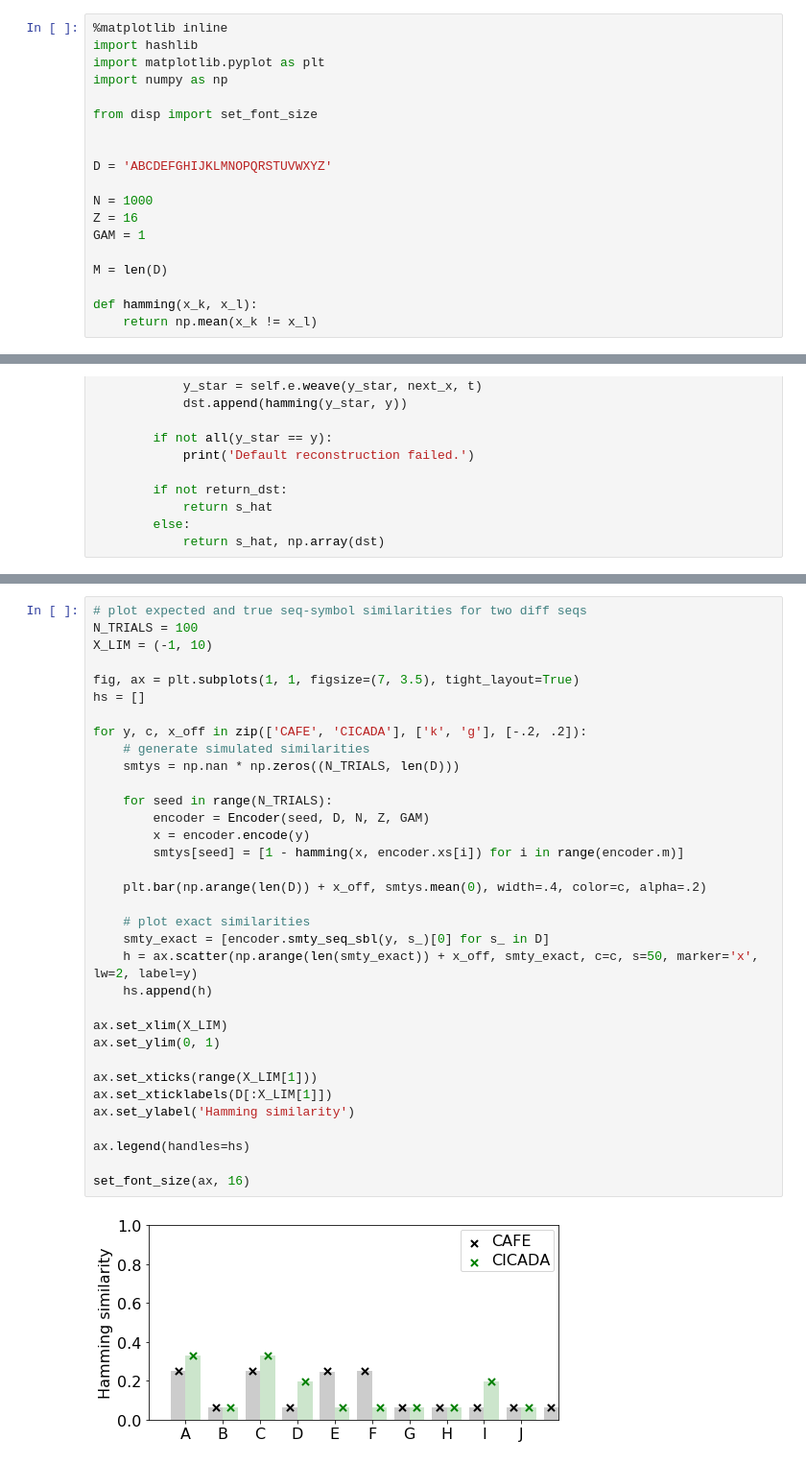
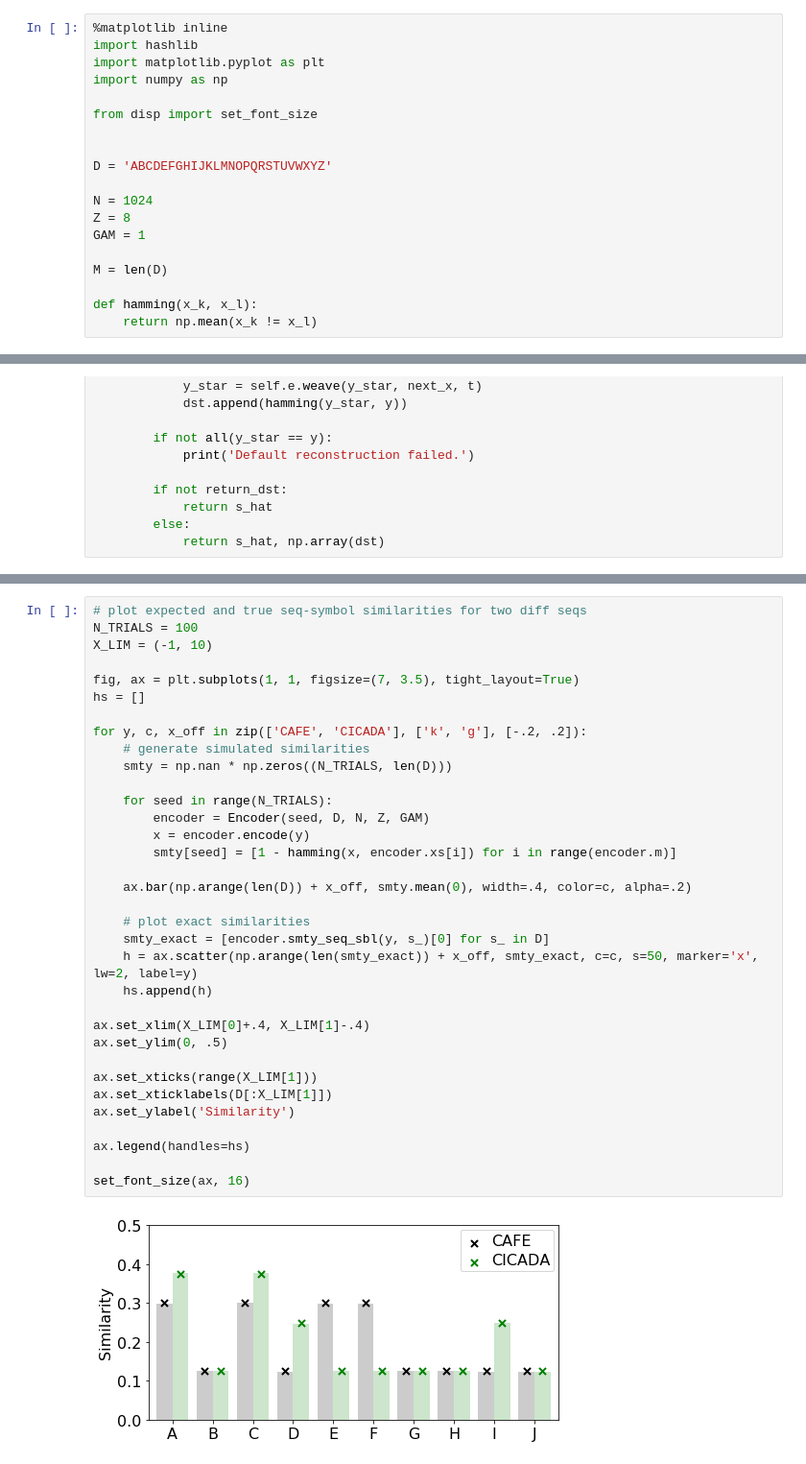
Before and after one commit to rkp8000/crossing_over, a Jupyter notebook: 1_similarities.ipynb, the cells around one changed output, grey strips where cells are left out. Shown at 96% size. Cells and saved outputs as stored; diff of their text form.

```diff
--- a/1_similarities.ipynb
+++ b/1_similarities.ipynb
@@ -9,8 +9,8 @@ from disp import set_font_size
 
 D = 'ABCDEFGHIJKLMNOPQRSTUVWXYZ'
 
-N = 1000
-Z = 16
+N = 1024
+Z = 8
 GAM = 1
 
 M = len(D)
@@ -182,36 +182,36 @@ for y in ['CAFE', 'CICADA', 'DECAF', 'FACED']:
 # %%
 # plot expected and true seq-symbol similarities for two diff seqs
 N_TRIALS = 100
 X_LIM = (-1, 10)
 
 fig, ax = plt.subplots(1, 1, figsize=(7, 3.5), tight_layout=True)
 hs = []
 
 for y, c, x_off in zip(['CAFE', 'CICADA'], ['k', 'g'], [-.2, .2]):
     # generate simulated similarities
-    smtys = np.nan * np.zeros((N_TRIALS, len(D)))
+    smty = np.nan * np.zeros((N_TRIALS, len(D)))
 
     for seed in range(N_TRIALS):
         encoder = Encoder(seed, D, N, Z, GAM)
         x = encoder.encode(y)
-        smtys[seed] = [1 - hamming(x, encoder.xs[i]) for i in range(encoder.m)]
+        smty[seed] = [1 - hamming(x, encoder.xs[i]) for i in range(encoder.m)]
 
-    plt.bar(np.arange(len(D)) + x_off, smtys.mean(0), width=.4, color=c, alpha=.2)
+    ax.bar(np.arange(len(D)) + x_off, smty.mean(0), width=.4, color=c, alpha=.2)
 
     # plot exact similarities
     smty_exact = [encoder.smty_seq_sbl(y, s_)[0] for s_ in D]
     h = ax.scatter(np.arange(len(smty_exact)) + x_off, smty_exact, c=c, s=50, marker='x', lw=2, label=y)
     hs.append(h)
 
-ax.set_xlim(X_LIM)
-ax.set_ylim(0, 1)
+ax.set_xlim(X_LIM[0]+.4, X_LIM[1]-.4)
+ax.set_ylim(0, .5)
 
 ax.set_xticks(range(X_LIM[1]))
 ax.set_xticklabels(D[:X_LIM[1]])
-ax.set_ylabel('Hamming similarity')
+ax.set_ylabel('Similarity')
 
 ax.legend(handles=hs)
 
 set_font_size(ax, 16)
 # %% [output]
-[figure, old version]
+[figure, new version]
```
Also changed, not shown: parts of 5 cells of this notebook.
